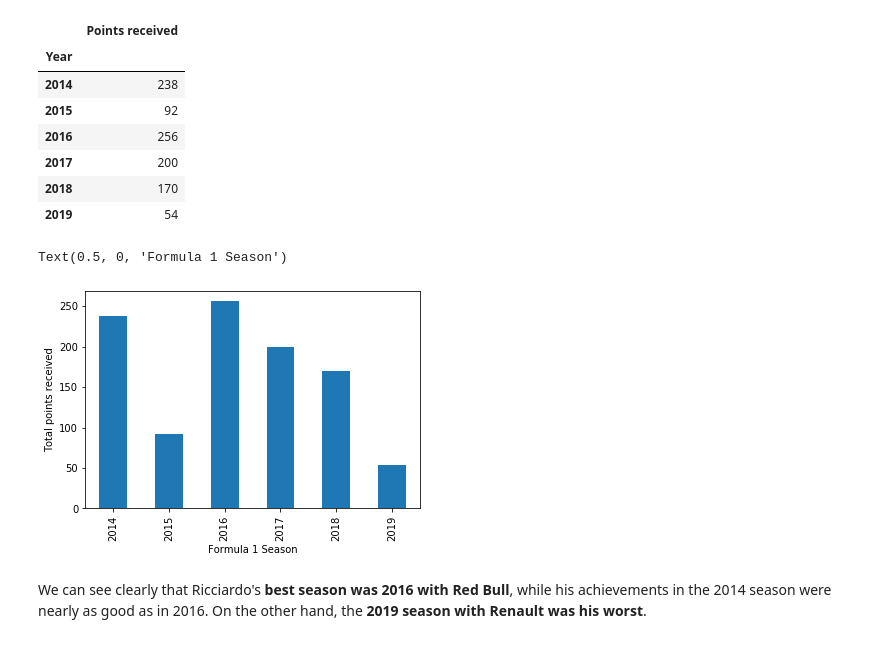
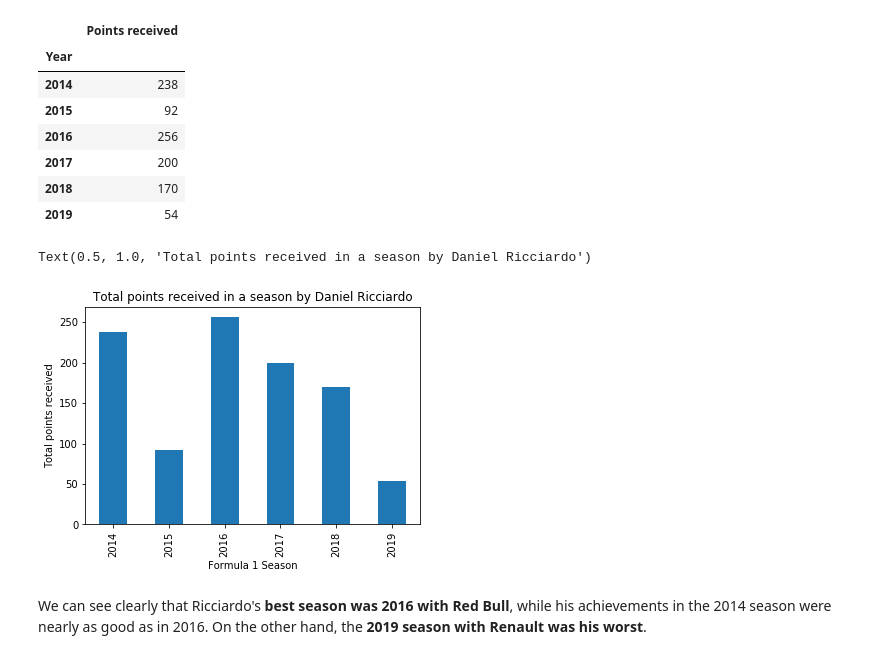
Before and after one commit to nick1404/Daniel-Ricciardo-Analysis, a Jupyter notebook: Ricciardo_Analysis.ipynb, the cells around one changed output. Drawn from its saved outputs; the diff is of its cells as text; code cells hidden in the pictures.

```diff
--- a/Ricciardo_Analysis.ipynb
+++ b/Ricciardo_Analysis.ipynb
@@ -50,11 +50,12 @@ points_by_season.head(6)
 # %%
 # Plot a bar plot to determine Ricciardo's best year in Formula 1
 points_by_season.plot(kind='bar',legend=False)
 plt.ylabel('Total points received')
 plt.xlabel('Formula 1 Season')
+plt.title("Total points received in a season by Daniel Ricciardo")
 # %% [output]
-Text(0.5, 0, 'Formula 1 Season')
+Text(0.5, 1.0, 'Total points received in a season by Daniel Ricciardo')
-[figure, old version]
+[figure, new version]
 # %% [markdown]
 We can see clearly that Ricciardo's **best season was 2016 with Red Bull**, while his achievements in the 2014 season were nearly as good as in 2016. On the other hand, the **2019 season with Renault was his worst**.
 # %% [markdown]
```
Also changed, not shown: parts of 18 cells of this notebook.
